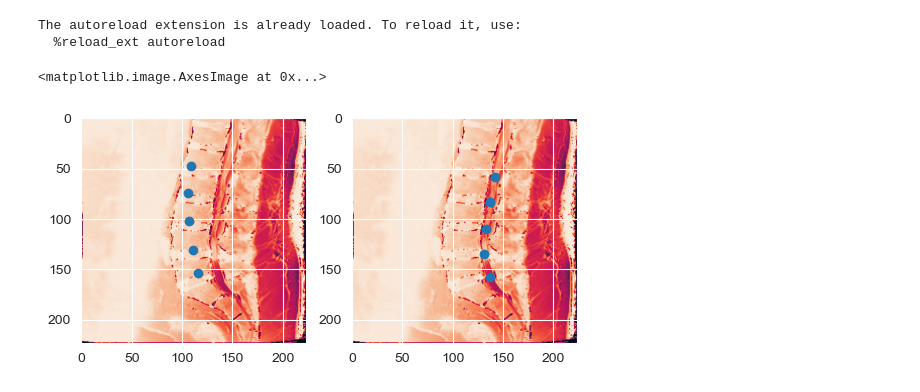
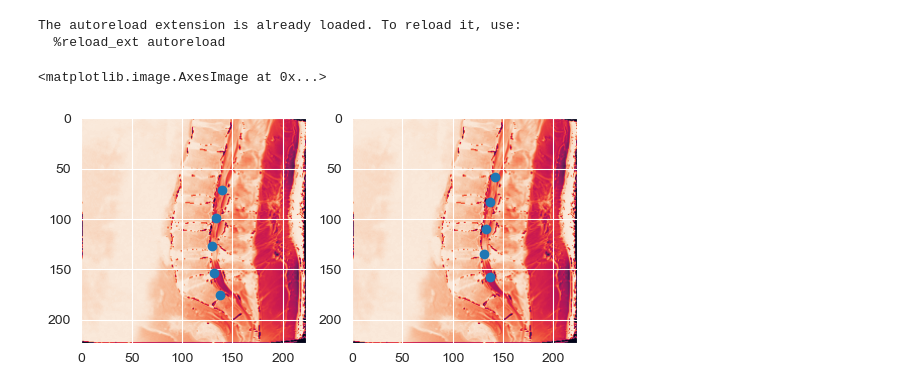
Before and after one commit to IDoCodingStuffs/python-doodles, a Jupyter notebook: rsna-2024/rsna-2024-inference.ipynb, the cells around one changed output. Saved outputs shown, nothing was run; the diff lists cells and outputs as text; code cells hidden in the pictures.

Commit message:
Revert back to resnet18

```diff
--- a/rsna-2024/rsna-2024-inference.ipynb
+++ b/rsna-2024/rsna-2024-inference.ipynb
@@ -180,7 +180,7 @@ training_data[training_data["condition"] == "Spinal Canal Stenosis"].groupby(["s
 | normal_mild | 8552 | 8552 | 8552 | 8552 | 8552 | 8552 | 8552 | 8552 | ... |
 | severe | 469 | 469 | 469 | 469 | 469 | 469 | 469 | 469 | ... |
 # %%
-pretrained_coord_path = "C:\\Users\Victor\\Documents\\python-doodles\\models\\resnet34_cnn_coordinates_t2stir\\resnet34_cnn_coordinates_t2stir_20.pt"
+pretrained_coord_path = "C:\\Users\Victor\\Documents\\python-doodles\\models\\resnet18_cnn_coordinates_t2stir\\resnet18_cnn_coordinates_t2stir_0.pt"
 # %%
 import torch.nn as nn
 from transformers import AutoModelForImageClassification
@@ -250,21 +250,21 @@ trainloader, valloader, trainset, valset = create_coordinate_datasets_and_loader
                                                                                                  num_workers=0,
                                                                                                  batch_size=1)
 # %%
-image, label = valset[2]
+image, label = valset[1]
 f, axarr = plt.subplots(1, 2)
 
-inferred = coordinate_model(image.unsqueeze(0).to("cuda")).detach().cpu()
+inferred = coordinate_model(image.unsqueeze(0).to("cuda")).detach().cpu()[0]
 x_ = [inferred[i] for i in range(0, len(inferred), 2)]
 y_ = [inferred[i] for i in range(1, len(inferred), 2)]
 
 axarr[0].scatter(x_, y_)
 axarr[0].imshow(image.squeeze(0)[0])
 
 x = [label[i] for i in range(0, len(label), 2)]
 y = [label[i] for i in range(1, len(label), 2)]
 
 plt.scatter(x, y)
 axarr[1].imshow(image.squeeze(0)[0])
 # %% [output]
 <matplotlib.image.AxesImage at 0x...>
-[figure, old version]
+[figure, new version]
```
Also changed, not shown: 2 other files.
